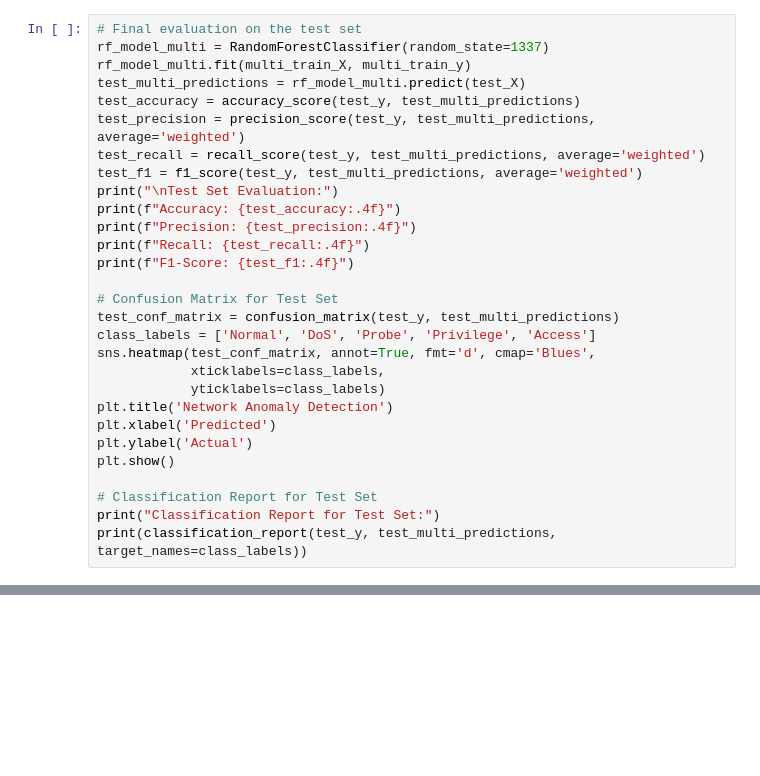
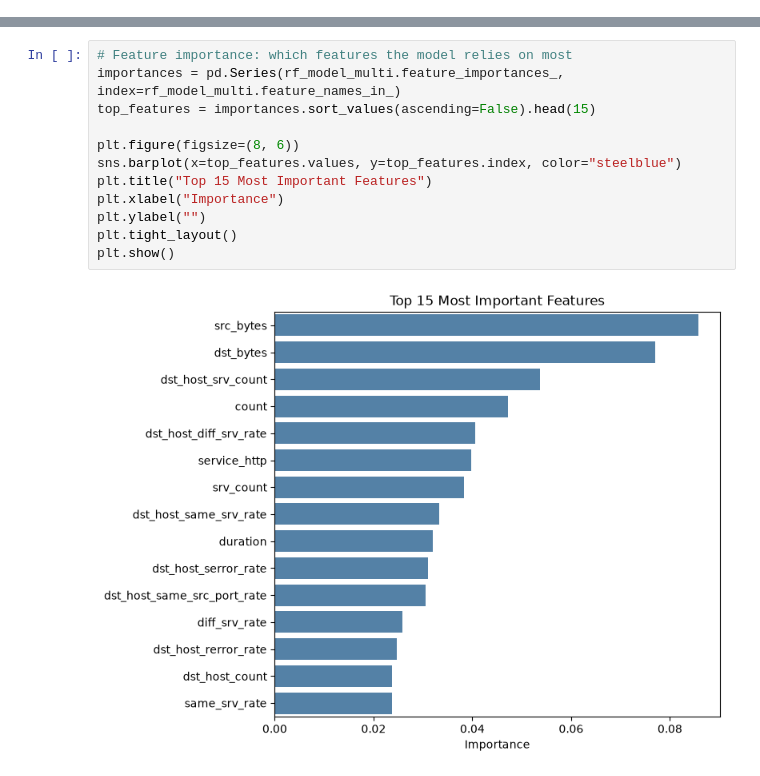
Before and after one commit to KalleArtturi/network-anomaly-detection-model, a Jupyter notebook: model test.ipynb, the cells around one changed output, grey strips where cells are left out. Cells and saved outputs as stored; diff of their text form; blank space fills up the shorter version.

```diff
--- a/model test.ipynb
+++ b/model test.ipynb
@@ -24,29 +13,0 @@ multi_val_y = joblib.load("data/processed/multi_val_y.joblib")
-# %%
-# Final evaluation on the test set
-rf_model_multi = RandomForestClassifier(random_state=1337)
-rf_model_multi.fit(multi_train_X, multi_train_y)
-test_multi_predictions = rf_model_multi.predict(test_X)
-test_accuracy = accuracy_score(test_y, test_multi_predictions)
-test_precision = precision_score(test_y, test_multi_predictions, average='weighted')
-test_recall = recall_score(test_y, test_multi_predictions, average='weighted')
-test_f1 = f1_score(test_y, test_multi_predictions, average='weighted')
-print("\nTest Set Evaluation:")
-print(f"Accuracy: {test_accuracy:.4f}")
-print(f"Precision: {test_precision:.4f}")
-print(f"Recall: {test_recall:.4f}")
-print(f"F1-Score: {test_f1:.4f}")
-
-# Confusion Matrix for Test Set
-test_conf_matrix = confusion_matrix(test_y, test_multi_predictions)
-class_labels = ['Normal', 'DoS', 'Probe', 'Privilege', 'Access']
-sns.heatmap(test_conf_matrix, annot=True, fmt='d', cmap='Blues',
-            xticklabels=class_labels,
-            yticklabels=class_labels)
-plt.title('Network Anomaly Detection')
-plt.xlabel('Predicted')
-plt.ylabel('Actual')
-plt.show()
-
-# Classification Report for Test Set
-print("Classification Report for Test Set:")
-print(classification_report(test_y, test_multi_predictions, target_names=class_labels))
@@ -71,0 +128,14 @@ weighted avg       0.99      0.99      0.99     29704
+# %%
+# Feature importance: which features the model relies on most
+importances = pd.Series(rf_model_multi.feature_importances_, index=rf_model_multi.feature_names_in_)
+top_features = importances.sort_values(ascending=False).head(15)
+
+plt.figure(figsize=(8, 6))
+sns.barplot(x=top_features.values, y=top_features.index, color="steelblue")
+plt.title("Top 15 Most Important Features")
+plt.xlabel("Importance")
+plt.ylabel("")
+plt.tight_layout()
+plt.show()
+# %% [output]
+[figure, added]
```
Also changed, not shown: parts of 9 cells of this notebook, 1 other file.
